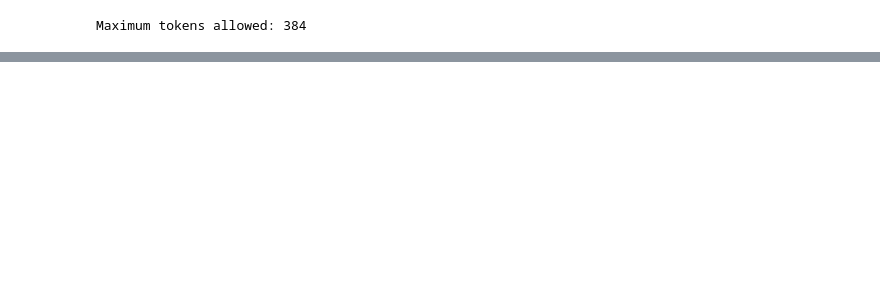
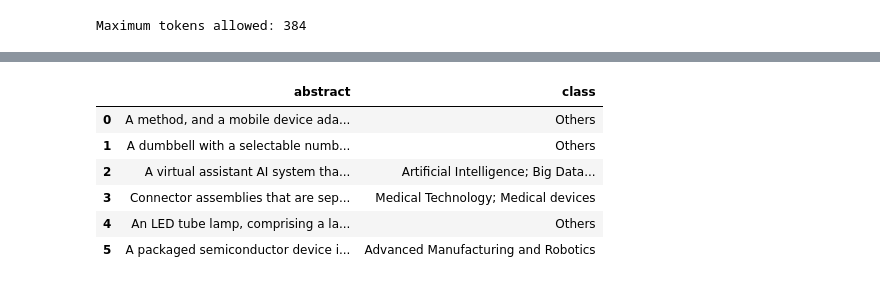
Before and after one commit to tseronni/genome, a Jupyter notebook: notebooks/semantic_search_with_deep_learning.ipynb, the cells around one changed output, grey strips where cells are left out. Cells and saved outputs as stored; diff of their text form; code cells hidden in the pictures; blank space fills up the shorter version.

```diff
--- a/notebooks/semantic_search_with_deep_learning.ipynb
+++ b/notebooks/semantic_search_with_deep_learning.ipynb
@@ -188,0 +163,24 @@ df_semantic_results
+# %%
+predict = []
+others_threshold = 0.45
+for index, row in df_semantic_results.iterrows():
+    definition = {row['definition_1'], row['definition_2']}
+    keywords = {row['keywords_1'], row['keywords_2']}
+    intersection = definition & keywords
+    if len(intersection) > 0:
+        predict.append(intersection.pop())
+    else:
+        definition_best_score = row['definition_preprocessed'][0].get('score')
+        keywords_best_score = row['keywords_preprocessed'][0].get('score')
+        if definition_best_score < others_threshold and keywords_best_score < others_threshold:
+            predict.append('Others')
+        else:
+            if definition_best_score >= keywords_best_score:
+                predict.append(row['definition_1'])
+            else:
+                predict.append(row['keywords_1'])
+
+df_class = pd.DataFrame({'class': predict})
+
+df_semantic_results = pd.concat([df_semantic_results, df_class], axis=1)
+df_semantic_results
@@ -188,0 +195,10 @@ df_semantic_results
+# %%
+df_semantic_results.loc[:, ['abstract', 'class']]
+# %% [output]
+|  | abstract | class |
+| 0 | A method, and a mobile device ada... | Others |
+| 1 | A dumbbell with a selectable numb... | Others |
+| 2 | A virtual assistant AI system tha... | Artificial Intelligence; Big Data... |
+| 3 | Connector assemblies that are sep... | Medical Technology; Medical devices |
+| 4 | An LED tube lamp, comprising a la... | Others |
+| 5 | A packaged semiconductor device i... | Advanced Manufacturing and Robotics |
```
Also changed, not shown: parts of 9 cells of this notebook, 1 other file.
